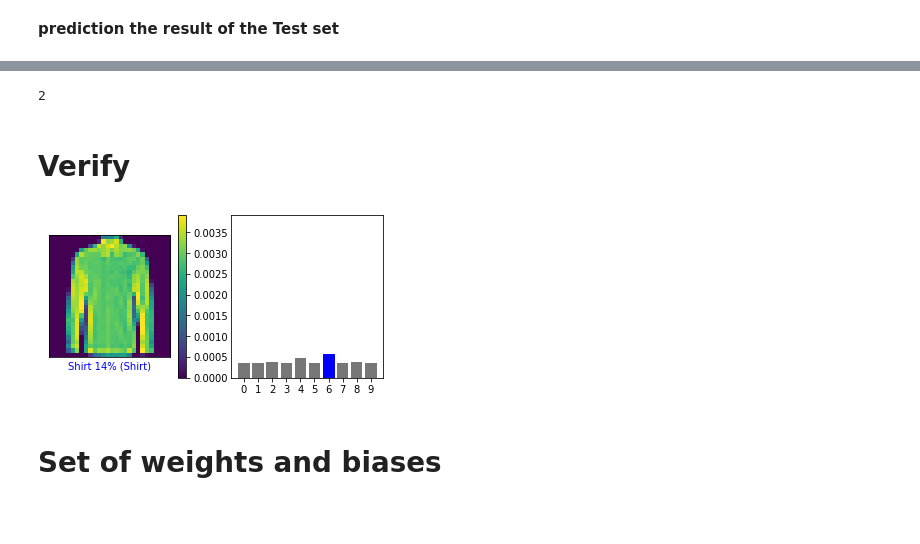
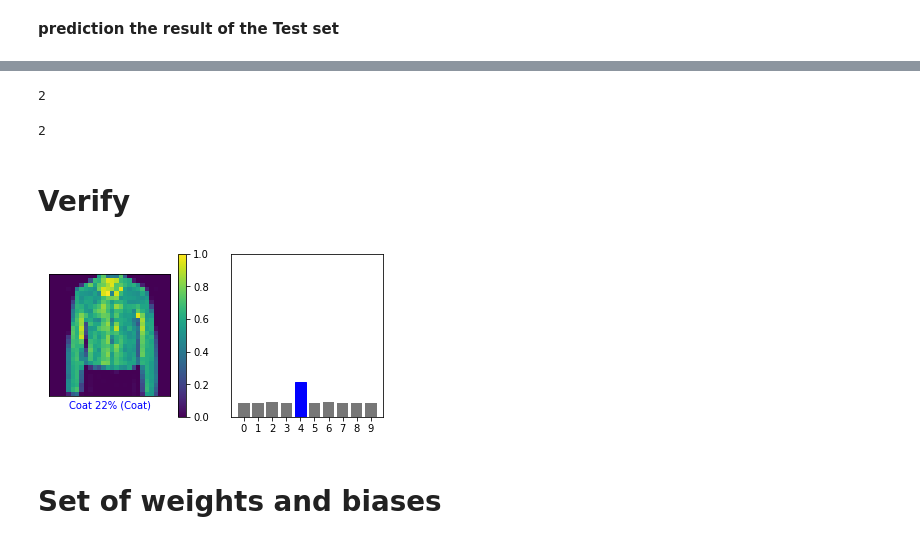
Before and after one commit to Mohadese-ghayoomi/EulerProjectSolution, a Jupyter notebook: Elearning_Exercise_.ipynb, the cells around one changed output, grey strips where cells are left out. Saved outputs shown, nothing was run; the diff lists cells and outputs as text; code cells hidden in the pictures; blank space fills up the shorter version.

```diff
--- a/Elearning_Exercise_.ipynb
+++ b/Elearning_Exercise_.ipynb
@@ -85,7 +88,7 @@ ann.add(tf.keras.layers.Dense(units = 128, activation='relu' ))
 **Adding second hidden layer**
 # %%
 #second layer connected automatically to first layer
-ann.add(tf.keras.layers.Dense(units = 128, activation='relu' ))
+#ann.add(tf.keras.layers.Dense(units = 128, activation='relu' ))
 # %% [markdown]
 **Adding the output Layer**
 # %%
@@ -181,7 +177,13 @@ np.argmax(predictions[1])
-# %%
-test_labels[1]
-# %% [output]
-2
+# %%
+# finding the lable has the highest confidence value
+np.argmax(predictions[1])
+# %% [output]
+2
+# %%
+# examining the text label to verify the correction of this classification
+test_labels[1]
+# %% [output]
+2
 # %%
 def plot_image(i, predictions_array, true_label, img):
   predictions_array, true_label, img = predictions_array, true_label[i], img[i]
@@ -217,15 +219,15 @@ def plot_value_array(i, predictions_array, true_label):
 # %% [markdown]
 # **Verify**
 # %%
-i = 9000
+i = 10
 plt.figure(figsize=(6,3))
 plt.subplot(1,2,1)
 plot_image(i, predictions[i], test_labels, test_images)
 plt.subplot(1,2,2)
 plot_value_array(i, predictions[i],  test_labels)
 plt.show()
 # %% [output]
-[figure, old version]
+[figure, new version]
 # %% [markdown]
 # **Set of weights and biases**
 # %%
```
Also changed, not shown: parts of 12 cells of this notebook.
